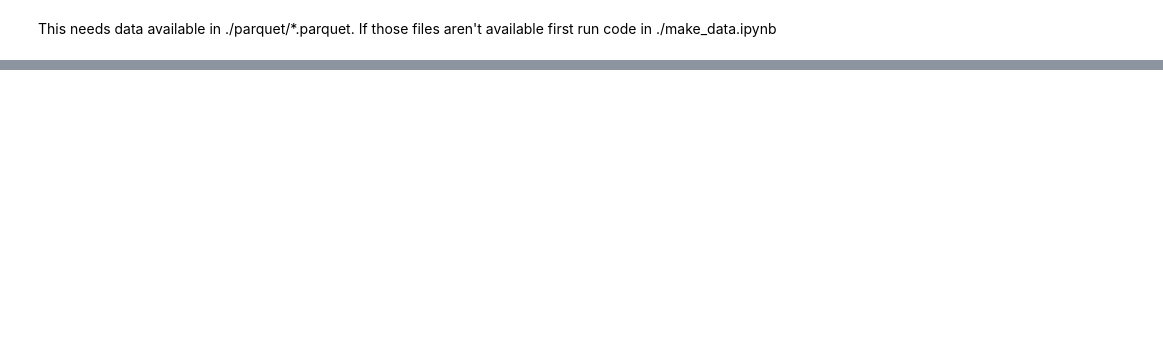
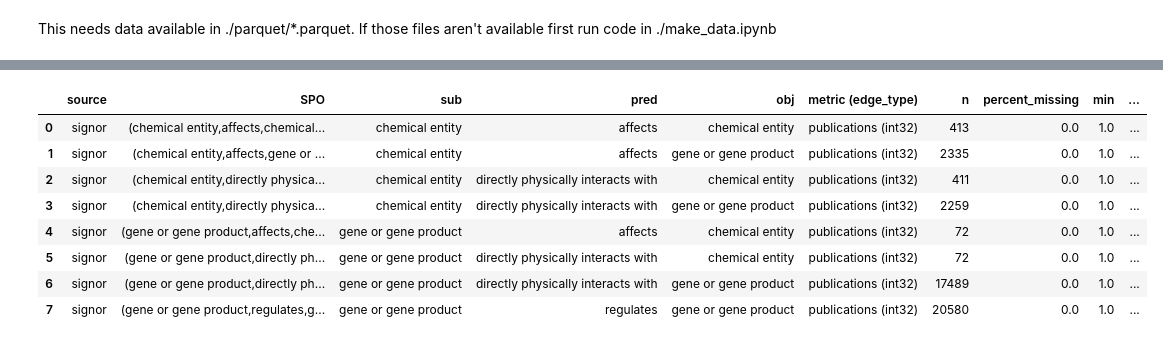
Before and after one commit to DnlRKorn/histogram_for_sept26_hackathon, a Jupyter notebook: make_hist_from_data.ipynb, the cells around one changed output, grey strips where cells are left out. Saved outputs shown, nothing was run; the diff lists cells and outputs as text; code cells hidden in the pictures; blank space fills up the shorter version.

```diff
--- a/make_hist_from_data.ipynb
+++ b/make_hist_from_data.ipynb
@@ -159,0 +217,25 @@ Warning: Total number of columns (21) exceeds max_columns (20) limiting to first
+# %%
+# @title Make Table of Stats Broken Up By SPO
+dataset = "signor-publications"  # @param ['alliance-publications', 'bindingdb-publications', 'chembl-has_confidence_score', 'chembl-publications', 'cohd-has_confidence_score', 'ctd-adjusted_p_value', 'ctd-p_value', 'ctd-publications', 'dakp-number_of_cases', 'dakp-publications', 'dgidb-dgidb_evidence_score', 'dgidb-dgidb_interaction_score', 'dgidb-publications', 'diseases-diseases_confidence_score', 'drugcentral-publications', 'gene2phenotype-gene2phenotype_confidence_category', 'gene2phenotype-publications', 'go_cam-publications', 'goa-has_evidence_of_type', 'goa-publications', 'gtopdb-publications', 'hpoa-has_evidence_of_type', 'hpoa-publications', 'intact-publications', 'pubtator-publications', 'semmeddb-publications', 'signor-has_confidence_score', 'signor-publications', 'tmkp-evidence_count', 'tmkp-publications']
+
+rows = []
+#for x in os.listdir("histogram_for_sept26_hackathon/data/parquet"):
+source_name,prop_name = dataset.split('-')
+df = getDFForDataset(dataset)
+for spo_grouped_pd in df.groupby(["sub","pred","obj"]):
+  sub,pred,obj = spo_grouped_pd[0]
+  s = spo_grouped_pd[1].iloc[:,4]
+  (source_name,metric,n,percent_missing,min, p1, p5, p10, p25, median, p75, p90, p95, p99, max, percent_zero, unique_cnt,mean,std,skew) = getStatsForSeries(s,source_name,prop_name)
+  rows.append([source_name,f"({sub},{pred},{obj})",sub,pred,obj,metric,n,percent_missing,min, p5, p25, median, p75, p95, max, percent_zero, unique_cnt,mean,std,skew])
+
+pd.DataFrame(rows,columns=["source","SPO","sub","pred","obj","metric (edge_type)","n","percent_missing","min","p5","p25","median","p75","p95","max","percent_zero","unique_cnt","mean","std","skew"])
+# %% [output]
+|  | source | SPO | sub | pred | obj | metric (edge_type) | n | percent_missing | min | ... |
+| 0 | signor | (chemical entity,affects,chemical... | chemical entity | affects | chemical entity | publications (int32) | 413 | 0.0 | 1.0 | ... |
+| 1 | signor | (chemical entity,affects,gene or ... | chemical entity | affects | gene or gene product | publications (int32) | 2335 | 0.0 | 1.0 | ... |
+| 2 | signor | (chemical entity,directly physica... | chemical entity | directly physically interacts with | chemical entity | publications (int32) | 411 | 0.0 | 1.0 | ... |
+| 3 | signor | (chemical entity,directly physica... | chemical entity | directly physically interacts with | gene or gene product | publications (int32) | 2259 | 0.0 | 1.0 | ... |
+| 4 | signor | (gene or gene product,affects,che... | gene or gene product | affects | chemical entity | publications (int32) | 72 | 0.0 | 1.0 | ... |
+| 5 | signor | (gene or gene product,directly ph... | gene or gene product | directly physically interacts with | chemical entity | publications (int32) | 72 | 0.0 | 1.0 | ... |
+| 6 | signor | (gene or gene product,directly ph... | gene or gene product | directly physically interacts with | gene or gene product | publications (int32) | 17489 | 0.0 | 1.0 | ... |
+| 7 | signor | (gene or gene product,regulates,g... | gene or gene product | regulates | gene or gene product | publications (int32) | 20580 | 0.0 | 1.0 | ... |
```
Also changed, not shown: parts of 13 cells of this notebook.
